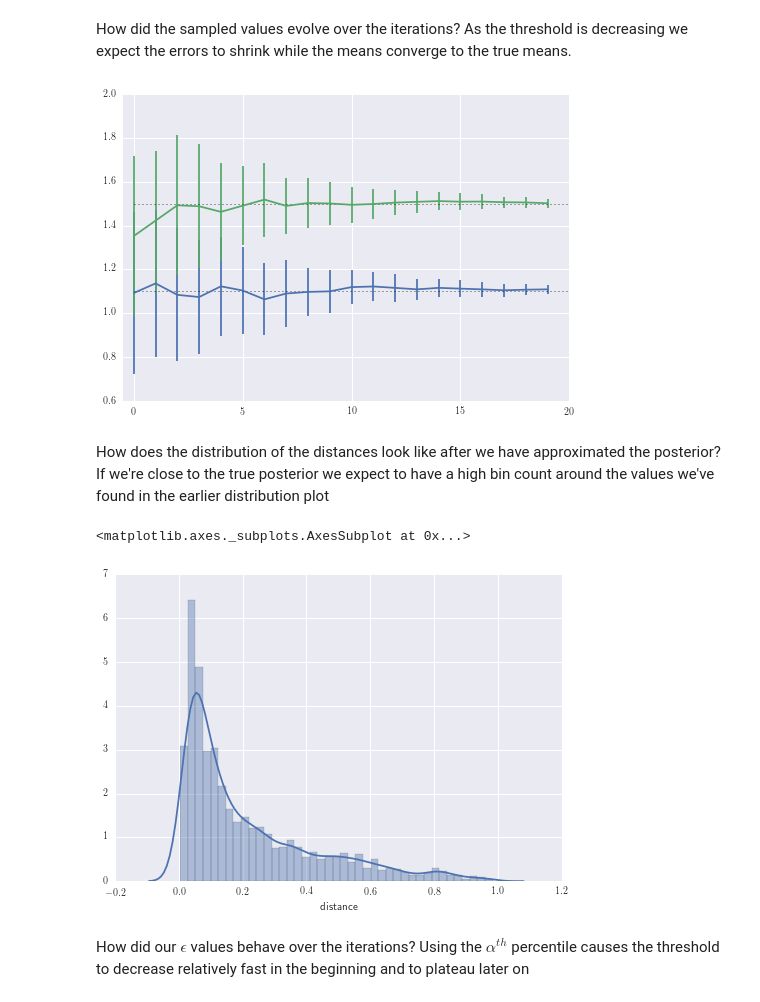
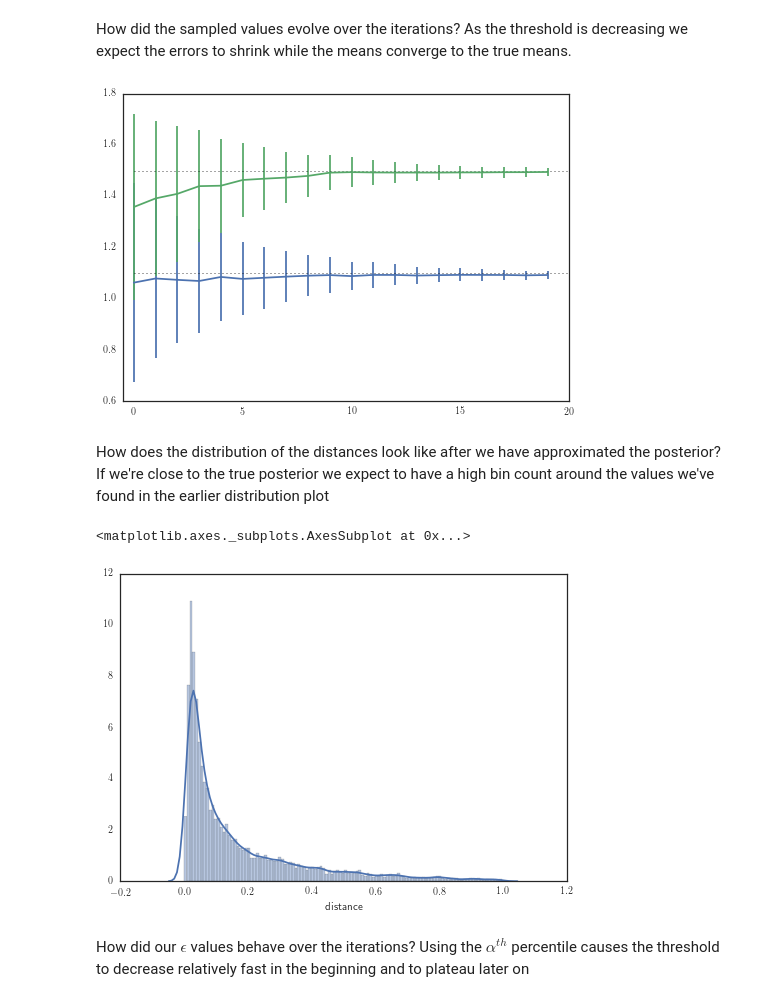
Before and after one commit to jakeret/abcpmc, a Jupyter notebook: notebooks/2d_gauss.ipynb, the cells around one changed output. Cells and saved outputs as stored; diff of their text form; code cells hidden in the pictures.

Commit message:
using weighted samples

```diff
--- a/notebooks/2d_gauss.ipynb
+++ b/notebooks/2d_gauss.ipynb
@@ -5,6 +6,7 @@ rc('text', usetex=True)
 Populating the interactive namespace from numpy and matplotlib
 # %%
 import seaborn as sns
+sns.set_style("white")
 np.random.seed(10)
 # %% [markdown]
 # ABC PMC on a 2D gaussian example
@@ -14,7 +16,10 @@ In this example we're looking at a dataset that has been drawn from a 2D gaussia
 First we generate a new dataset by drawing random variables from a mulitvariate gaussian around mean=[1.1, 1.5]. This is going to be our observed data set
 # %%
 samples_size = 1000
-sigma = np.ones((2,2)) * 0.25
+sigma = np.eye(2) * 0.25
 means = [1.1, 1.5]
 
 data = np.random.multivariate_normal(means, sigma, samples_size)
+matshow(sigma)
+title("covariance matrix sigma")
+colorbar()
@@ -62,5 +70,5 @@ Finally, we create an instance of your sampler. We want to use 500 particles and
 # %%
-sampler = abcpmc.Sampler(N=100, Y=data, postfn=create_new_sample, dist=dist_measure, threads=7)
+sampler = abcpmc.Sampler(N=5000, Y=data, postfn=create_new_sample, dist=dist_measure, threads=7)
 # %% [markdown]
 Optionally, we can customize the proposal creation. Here we're going to use a "Optimal Local Covariance Matrix"-kernel (OLCM) as proposed by (Fillipi et al. 2012). This has shown to yield a high acceptance ratio togheter with a faster decrease of the thresold.
 # %%
@@ -71,14 +79,13 @@ sampler.particle_proposal_cls = abcpmc.OLCMParticleProposal
 Now we're ready to sample. All we need to do is to iterate over the yielded values of your sampler instance. The sample function returns a namedtuple per iteration that contains all the information that we're interestend in
 # %%
 def launch():
-    sampler = abcpmc.Sampler(N=500, Y=data, postfn=create_new_sample, dist=dist_measure, threads=7)
     eps = abcpmc.ConstEps(T, eps_start)
 
     pools = []
     for pool in sampler.sample(prior, eps):
         print("T: {0}, eps: {1:>.4f}, ratio: {2:>.4f}".format(pool.t, eps(pool.eps), pool.ratio))
 
-        for i, (mean, std) in enumerate(zip(np.mean(pool.thetas, axis=0), np.std(pool.thetas, axis=0))):
+        for i, (mean, std) in enumerate(zip(*abcpmc.weighted_avg_and_std(pool.thetas, pool.ws, axis=0))):
             print(u"    theta[{0}]: {1:>.4f} \u00B1 {2:>.4f}".format(i, mean,std))
 
         eps.eps = np.percentile(pool.dists, alpha) # reduce eps value
@@ -113,13 +120,13 @@ took 3.58986210823
 # %% [markdown]
 How did the sampled values evolve over the iterations? As the threshold is decreasing we expect the errors to shrink while the means converge to the true means.
 # %%
-samples = np.array([pool.thetas for pool in pools])
-for i in range(samples.shape[2]):
-    errorbar(range(T), np.mean(samples[:, :, i], axis=1), np.std(samples[:, :, i], axis=1))
+for i in range(len(means)):
+    moments = np.array([abcpmc.weighted_avg_and_std(pool.thetas[:,i], pool.ws, axis=0) for pool in pools])
+    errorbar(range(T), moments[:, 0], moments[:, 1])
 hlines(means, 0, T, linestyle="dotted", linewidth=0.7)
 _ = xlim([-.5, T])
 # %% [output]
-[figure, old version]
+[figure, new version]
 # %% [markdown]
 How does the distribution of the distances look like after we have approximated the posterior? If we're close to the true posterior we expect to have a high bin count around the values we've found in the earlier distribution plot
 # %%
@@ -127,7 +134,7 @@ distances = np.array([pool.dists for pool in pools]).flatten()
 sns.distplot(distances, axlabel="distance")
 # %% [output]
 <matplotlib.axes._subplots.AxesSubplot at 0x...>
-[figure, old version]
+[figure, new version]
 # %% [markdown]
 How did our $\epsilon$ values behave over the iterations? Using the $\alpha^{th}$ percentile causes the threshold to decrease relatively fast in the beginning and to plateau later on
 # %%
```
Also changed, not shown: parts of 11 cells of this notebook, 2 other files.
